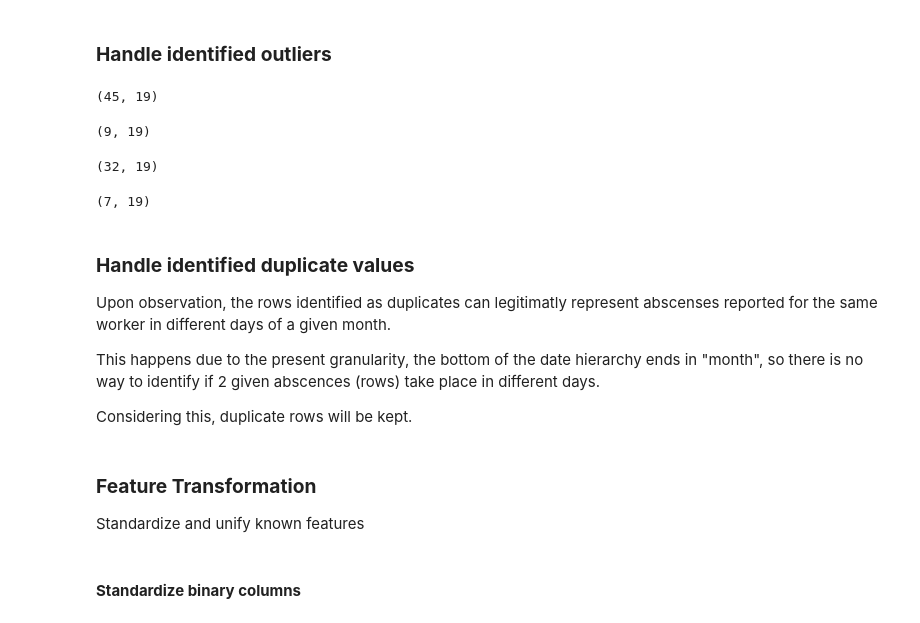
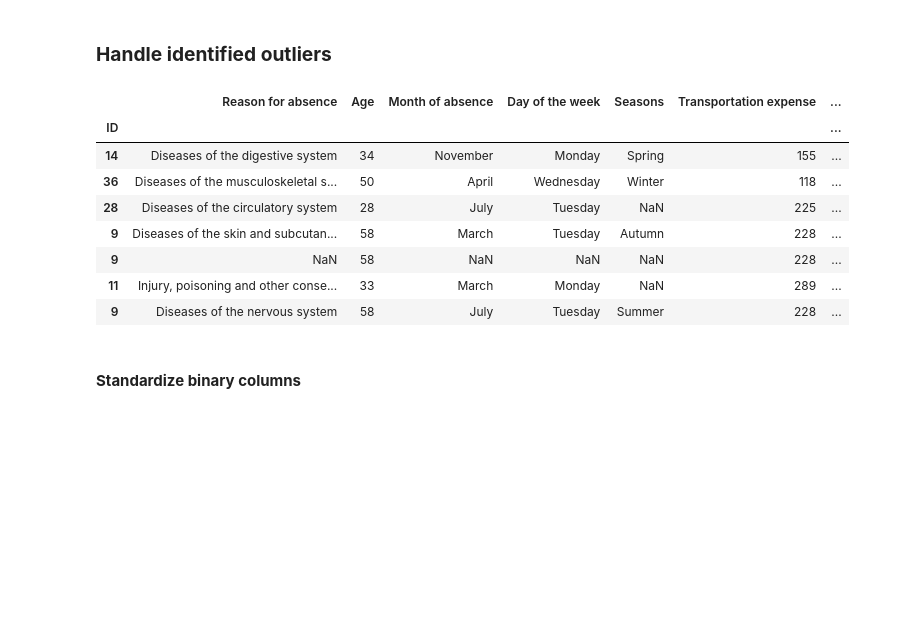
Before and after one commit to Pinky-Tie/reasons_for_absenteeism, a Jupyter notebook: code/eda.ipynb, the cells around one changed output. Saved outputs shown, nothing was run; the diff lists cells and outputs as text; code cells hidden in the pictures; blank space fills up the shorter version.

```diff
--- a/code/eda.ipynb
+++ b/code/eda.ipynb
@@ -650,34 +610,18 @@ There are 52 duplicates, which can mean two different things:
 <a id="handle-identified-outliers"></a>
 
 ### **Handle identified outliers <font>**
-# %%
-abs[abs['Years until retirement']<0].shape
-# %% [output]
-(45, 19)
-# %%
-abs[abs['Number of pets'] == 8].shape
-# %% [output]
-(9, 19)
-# %%
-abs[abs['Height'] > 190].shape
-# %% [output]
-(32, 19)
 # %%
-abs[abs['Absenteeism time in hours'] > 100].shape
+abs[abs['Years until retirement']<0]
+abs[abs['Number of pets'] == 8]
+abs[abs['Height'] > 190]
+abs[abs['Absenteeism time in hours'] > 100]
 # %% [output]
-(7, 19)
+|  | Reason for absence | Age | Month of absence | Day of the week | Seasons | Transportation expense | ... |
+| ID |  |  |  |  |  |  | ... |
+| 14 | Diseases of the digestive system | 34 | November | Monday | Spring | 155 | ... |
+| 36 | Diseases of the musculoskeletal s... | 50 | April | Wednesday | Winter | 118 | ... |
+| 28 | Diseases of the circulatory system | 28 | July | Tuesday | NaN | 225 | ... |
+| 9 | Diseases of the skin and subcutan... | 58 | March | Tuesday | Autumn | 228 | ... |
+| 9 | NaN | 58 | NaN | NaN | NaN | 228 | ... |
+| 11 | Injury, poisoning and other conse... | 33 | March | Monday | NaN | 289 | ... |
+| 9 | Diseases of the nervous system | 58 | July | Tuesday | Summer | 228 | ... |
-# %% [markdown]
-<a id="handle-identified-duplicate-values"></a>
-
-### **Handle identified duplicate values<font>**
-
-Upon observation, the rows identified as duplicates can legitimatly represent abscenses reported for the same worker in different days of a given month.
-
-This happens due to the present granularity, the bottom of the date hierarchy ends in "month", so there is no way to identify if 2 given abscences (rows) take place in different days.
-
-Considering this, duplicate rows will be kept.
-# %% [markdown]
-<a id="feature-transformation"></a>
-
-### **Feature Transformation<font>**
-Standardize and unify known features
```
Also changed, not shown: parts of 21 cells of this notebook.
